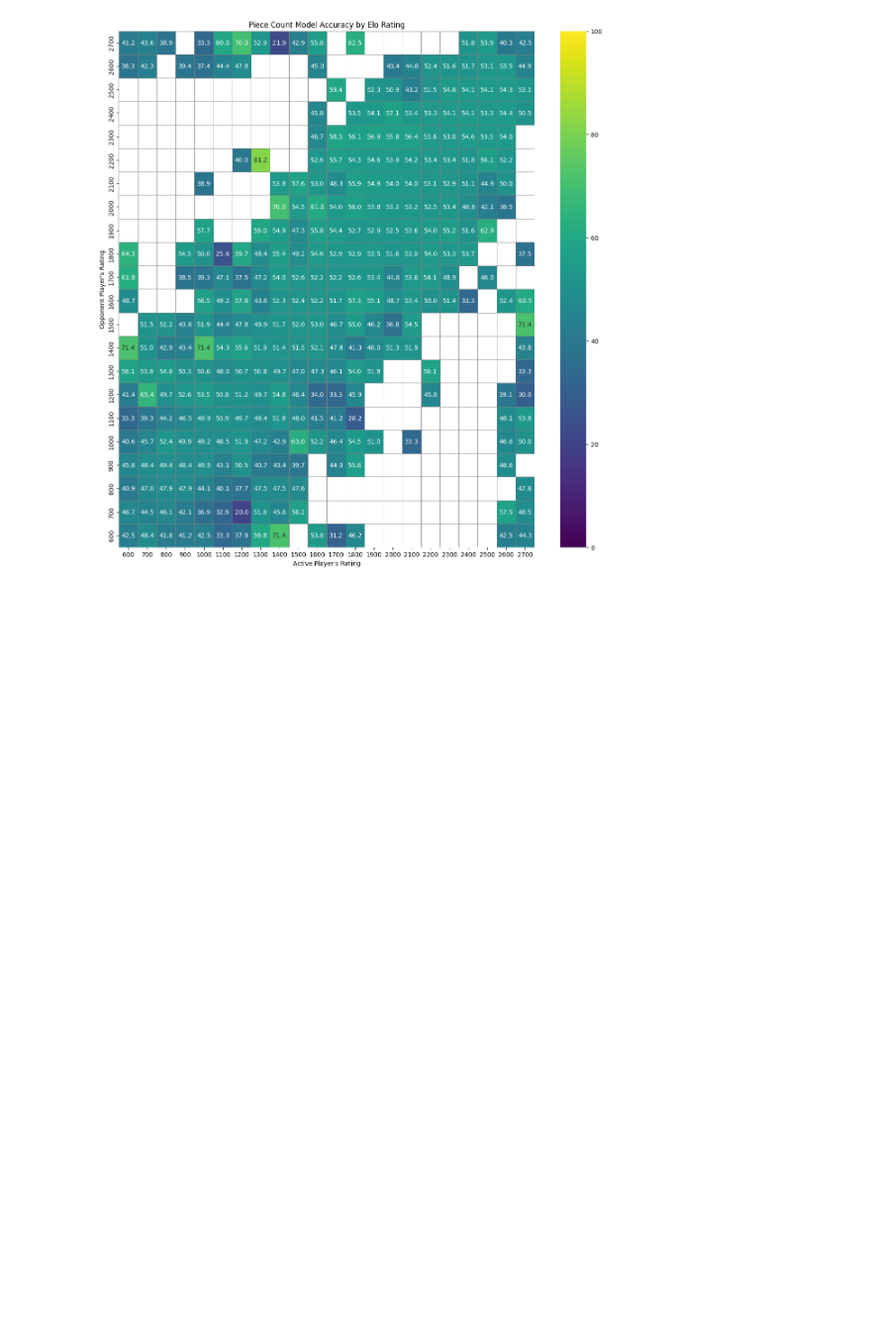
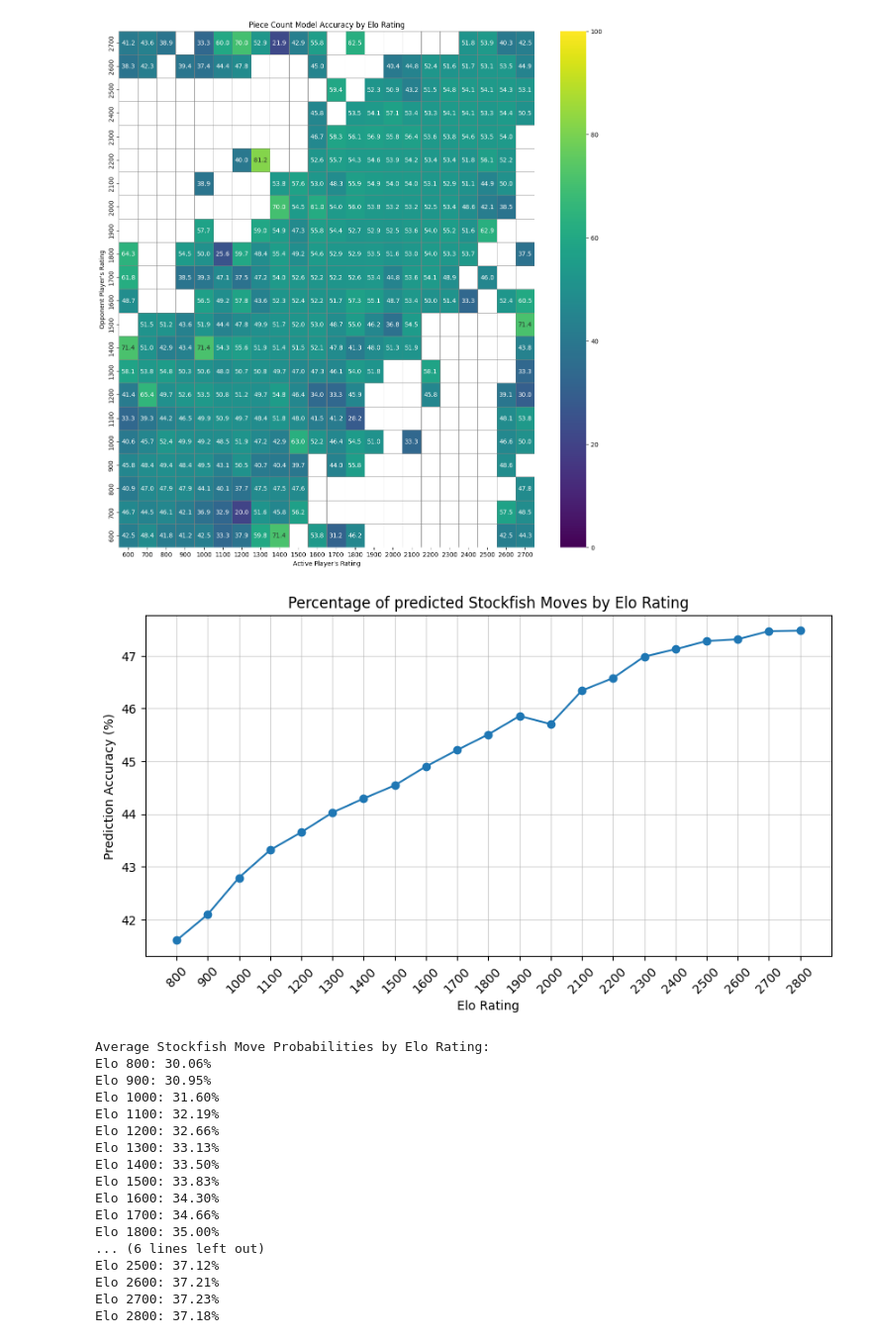
Before and after one commit to Kamil2601/nanoGPT-chess, a Jupyter notebook: experiments_plots.ipynb, the cells around one changed output. Shown at 99% size. Cells and saved outputs as stored; diff of their text form; code cells hidden in the pictures; blank space fills up the shorter version.

Commit message:
Test whether predictions with higher elo are more like Stockfish

```diff
--- a/experiments_plots.ipynb
+++ b/experiments_plots.ipynb
@@ -231,3 +231,60 @@ plot_elo_heatmap(piece_count_results, "Piece Count Model Accuracy by Elo Rating"
 [figure]
 [figure]
 [figure]
+# %%
+with open("./data/predictions_per_elo.json", "r") as f:
+    predictions_per_elo = json.load(f)
+# %%
+elos = list(range(800, 2801, 100))
+
+stockfish_predictions = {elo: 0 for elo in elos}
+stockfish_move_probabilities = {elo: [] for elo in elos}
+all_predictions = 0
+
+for game in predictions_per_elo:
+    all_predictions += len(game['predictions'])
+    for prediction in game['predictions']:
+        stockfish_move = prediction['stockfish_move']
+        for elo, elo_prediction in prediction["predictions_per_elo"].items():
+            predicted_move = max(elo_prediction, key=elo_prediction.get)
+            stockfish_move_probability = elo_prediction[stockfish_move]
+            if predicted_move == stockfish_move:
+                stockfish_predictions[int(elo)] += 1
+            stockfish_move_probabilities[int(elo)].append(stockfish_move_probability)
+
+stockfish_predictions = {elo: count / all_predictions * 100 for elo, count in stockfish_predictions.items()}
+
+plt.figure(figsize=(10, 5))
+plt.plot(elos, list(stockfish_predictions.values()), marker='o')
+plt.title("Percentage of predicted Stockfish Moves by Elo Rating")
+plt.xlabel("Elo Rating")
+plt.ylabel("Prediction Accuracy (%)")
+plt.xticks(elos, rotation=45)
+plt.grid(alpha=0.5)
+
+plt.show()
+
+avg_stockfish_move_probabilities = {elo: np.mean(stockfish_move_probabilities[elo]) for elo in elos}
+
+print("Average Stockfish Move Probabilities by Elo Rating:")
+for elo, prob in avg_stockfish_move_probabilities.items():
+    print(f"Elo {elo}: {prob*100:.2f}%")
+# %% [output]
+[figure, added]
+Average Stockfish Move Probabilities by Elo Rating:
+Elo 800: 30.06%
+Elo 900: 30.95%
+Elo 1000: 31.60%
+Elo 1100: 32.19%
+Elo 1200: 32.66%
+Elo 1300: 33.13%
+Elo 1400: 33.50%
+Elo 1500: 33.83%
+Elo 1600: 34.30%
+Elo 1700: 34.66%
+Elo 1800: 35.00%
+... (6 lines left out)
+Elo 2500: 37.12%
+Elo 2600: 37.21%
+Elo 2700: 37.23%
+Elo 2800: 37.18%
```
Also changed, not shown: 5 other files.
